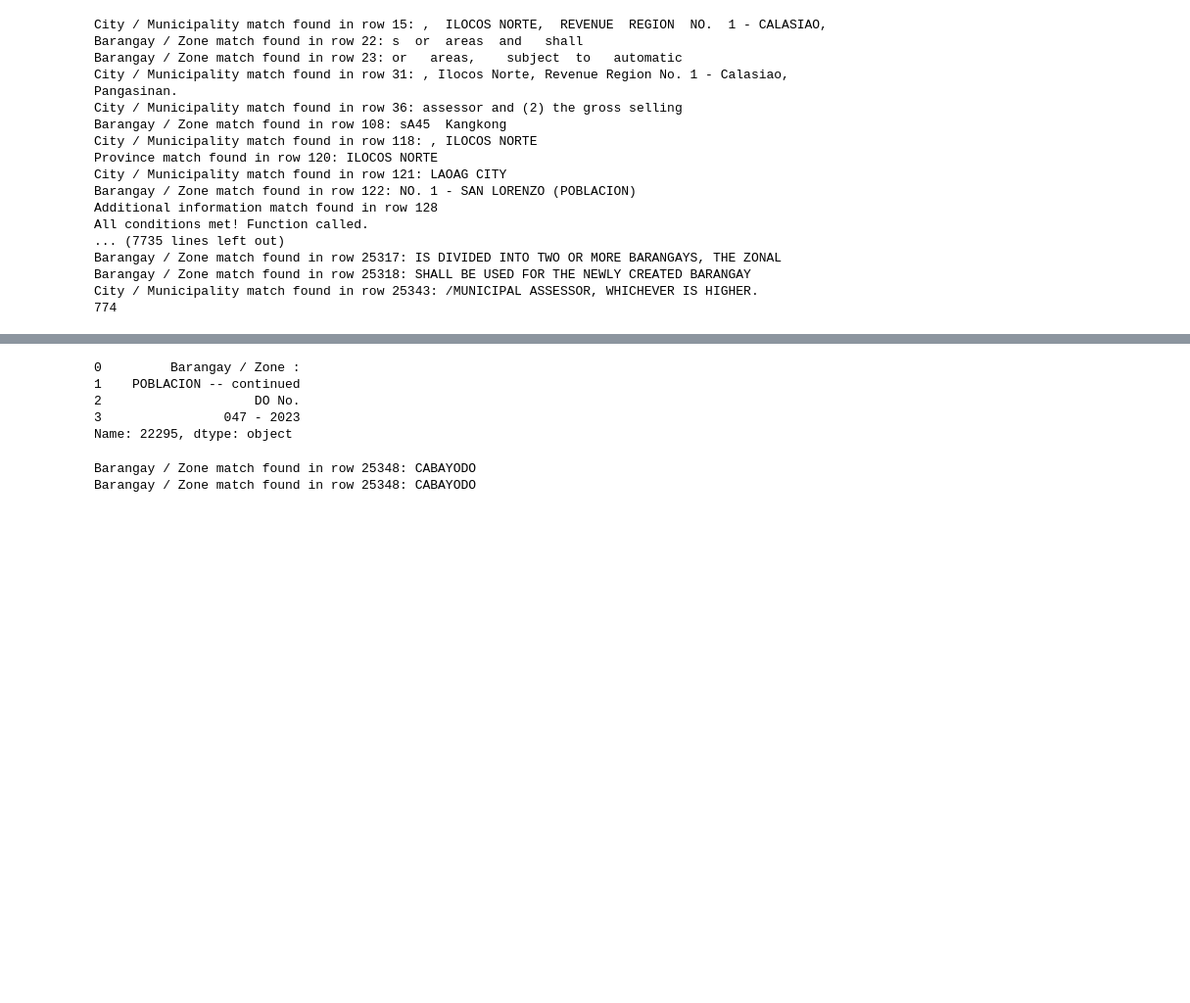
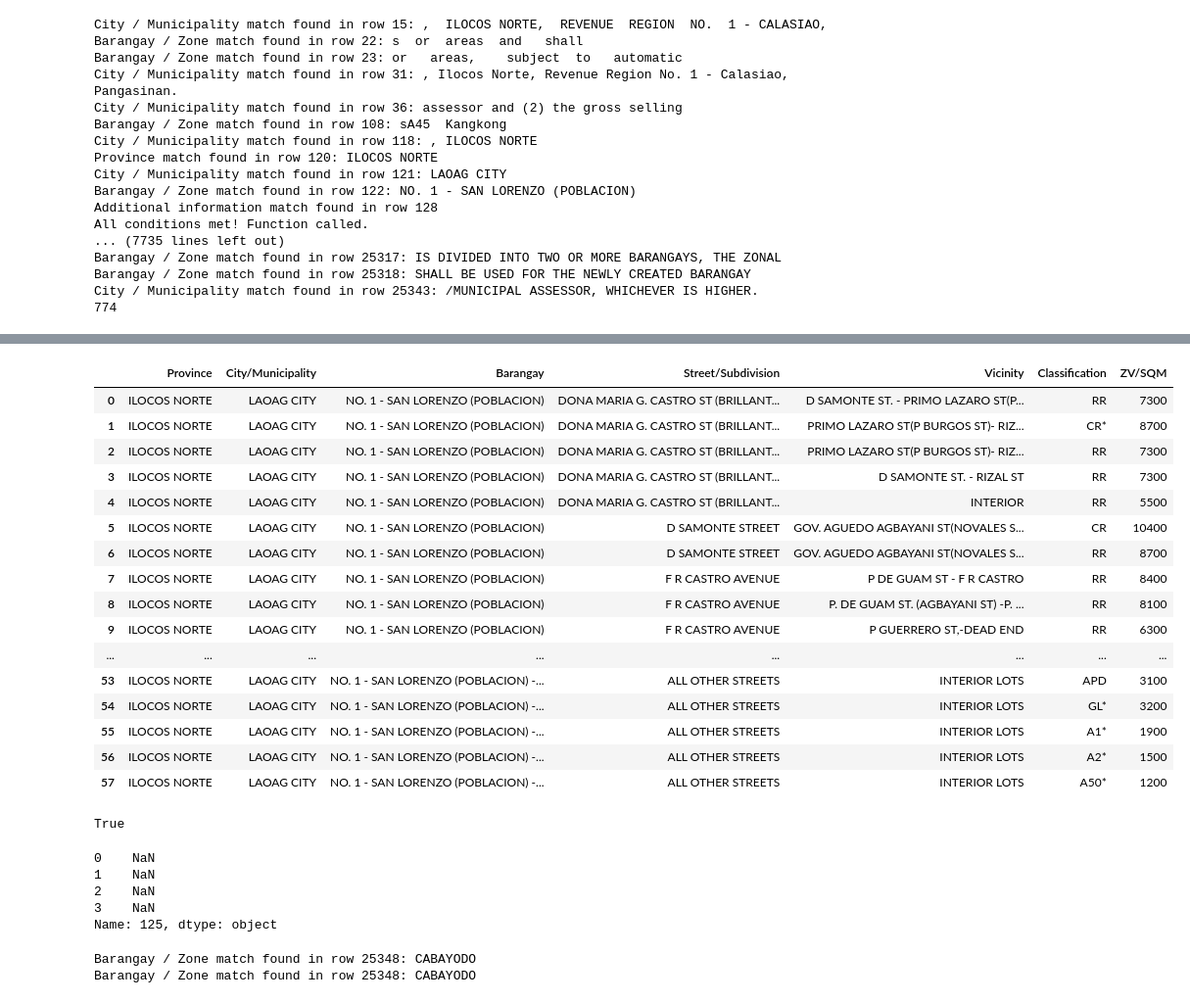
Before and after one commit to lansantuyo/bir-zl-scraping, a Jupyter notebook: test.ipynb, the cells around one changed output, grey strips where cells are left out. Shown at 98% size. Drawn from its saved outputs; the diff is of its cells as text; code cells hidden in the pictures; blank space fills up the shorter version.

Commit message:
Working table extraction and creation (I think?)

```diff
--- a/test.ipynb
+++ b/test.ipynb
@@ -418,13 +569,45 @@ City / Municipality match found in row 25343: /MUNICIPAL ASSESSOR, WHICHEVER IS
 # %%
-    value = re.sub(r"(DO No\.|Effectivity Date)\s*.*", "", value, flags=re.IGNORECASE).strip()
+new_df
+# %% [output]
+|  | Province | City/Municipality | Barangay | Street/Subdivision | Vicinity | Classification | ZV/SQM |
+| 0 | ILOCOS NORTE | LAOAG CITY | NO. 1 - SAN LORENZO (POBLACION) | DONA MARIA G. CASTRO ST (BRILLANT... | D SAMONTE ST. - PRIMO LAZARO ST(P... | RR | 7300 |
+| 1 | ILOCOS NORTE | LAOAG CITY | NO. 1 - SAN LORENZO (POBLACION) | DONA MARIA G. CASTRO ST (BRILLANT... | PRIMO LAZARO ST(P BURGOS ST)- RIZ... | CR* | 8700 |
+| 2 | ILOCOS NORTE | LAOAG CITY | NO. 1 - SAN LORENZO (POBLACION) | DONA MARIA G. CASTRO ST (BRILLANT... | PRIMO LAZARO ST(P BURGOS ST)- RIZ... | RR | 7300 |
+| 3 | ILOCOS NORTE | LAOAG CITY | NO. 1 - SAN LORENZO (POBLACION) | DONA MARIA G. CASTRO ST (BRILLANT... | D SAMONTE ST. - RIZAL ST | RR | 7300 |
+| 4 | ILOCOS NORTE | LAOAG CITY | NO. 1 - SAN LORENZO (POBLACION) | DONA MARIA G. CASTRO ST (BRILLANT... | INTERIOR | RR | 5500 |
+| 5 | ILOCOS NORTE | LAOAG CITY | NO. 1 - SAN LORENZO (POBLACION) | D SAMONTE STREET | GOV. AGUEDO AGBAYANI ST(NOVALES S... | CR | 10400 |
+| 6 | ILOCOS NORTE | LAOAG CITY | NO. 1 - SAN LORENZO (POBLACION) | D SAMONTE STREET | GOV. AGUEDO AGBAYANI ST(NOVALES S... | RR | 8700 |
+| 7 | ILOCOS NORTE | LAOAG CITY | NO. 1 - SAN LORENZO (POBLACION) | F R CASTRO AVENUE | P DE GUAM ST - F R CASTRO | RR | 8400 |
+| 8 | ILOCOS NORTE | LAOAG CITY | NO. 1 - SAN LORENZO (POBLACION) | F R CASTRO AVENUE | P. DE GUAM ST. (AGBAYANI ST) -P. ... | RR | 8100 |
+| 9 | ILOCOS NORTE | LAOAG CITY | NO. 1 - SAN LORENZO (POBLACION) | F R CASTRO AVENUE | P GUERRERO ST,-DEAD END | RR | 6300 |
+| ... | ... | ... | ... | ... | ... | ... | ... |
+| 53 | ILOCOS NORTE | LAOAG CITY | NO. 1 - SAN LORENZO (POBLACION) -... | ALL OTHER STREETS | INTERIOR LOTS | APD | 3100 |
+| 54 | ILOCOS NORTE | LAOAG CITY | NO. 1 - SAN LORENZO (POBLACION) -... | ALL OTHER STREETS | INTERIOR LOTS | GL* | 3200 |
+| 55 | ILOCOS NORTE | LAOAG CITY | NO. 1 - SAN LORENZO (POBLACION) -... | ALL OTHER STREETS | INTERIOR LOTS | A1* | 1900 |
+| 56 | ILOCOS NORTE | LAOAG CITY | NO. 1 - SAN LORENZO (POBLACION) -... | ALL OTHER STREETS | INTERIOR LOTS | A2* | 1500 |
+| 57 | ILOCOS NORTE | LAOAG CITY | NO. 1 - SAN LORENZO (POBLACION) -... | ALL OTHER STREETS | INTERIOR LOTS | A50* | 1200 |
+# %%
+row = df.iloc[135]
+# if pd.isnull(classification) and (pd.isnull(zv) or zv.strip() == ''):
+#     print("aging")
+
+col1 = row.iloc[street_name_index]
+vicinity = row.iloc[vicinity_index]
+classification = row.iloc[classification_index]
+zv = row.iloc[zv_sq_m_index]
+test = [col1, vicinity, classification, zv]
+
+pd.isnull(zv)
+# %% [output]
+True
 # %%
-df.loc[22295]
+df.loc[125]
 # %% [output]
-0         Barangay / Zone :
-1    POBLACION -- continued
-2                    DO No.
-3                047 - 2023
-Name: 22295, dtype: object
+0    NaN
+1    NaN
+2    NaN
+3    NaN
+Name: 125, dtype: object
 # %%
 following_row = ''.join(map(str, df.iloc[25184].dropna())).strip()
 barangay_pattern = re.search(r"(?:Barangay|Zone)(?:\s*/\s*(?:Barangay|Zone))?\s*[:\s]?\s*(\w+)", following_row, re.IGNORECASE)
```
Also changed, not shown: parts of 3 cells of this notebook.
